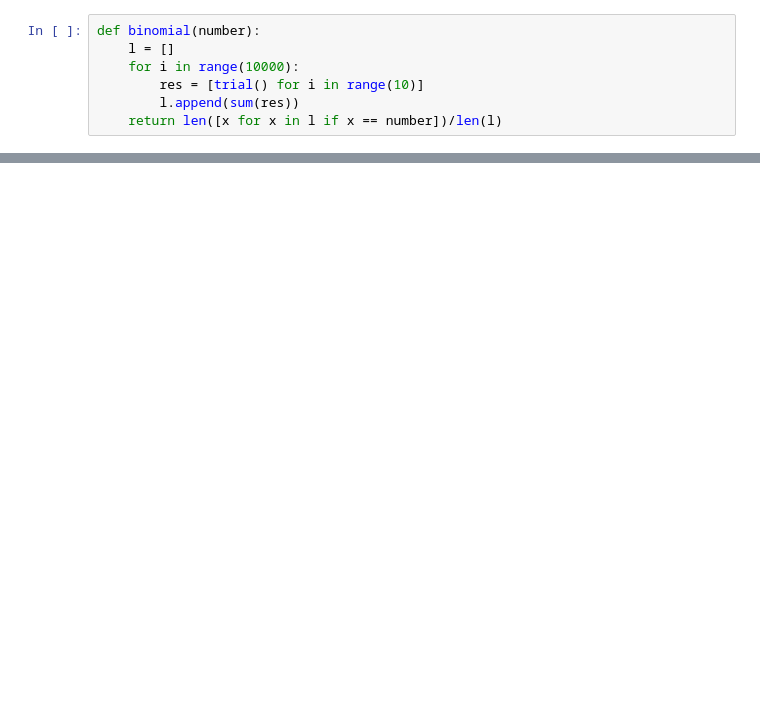
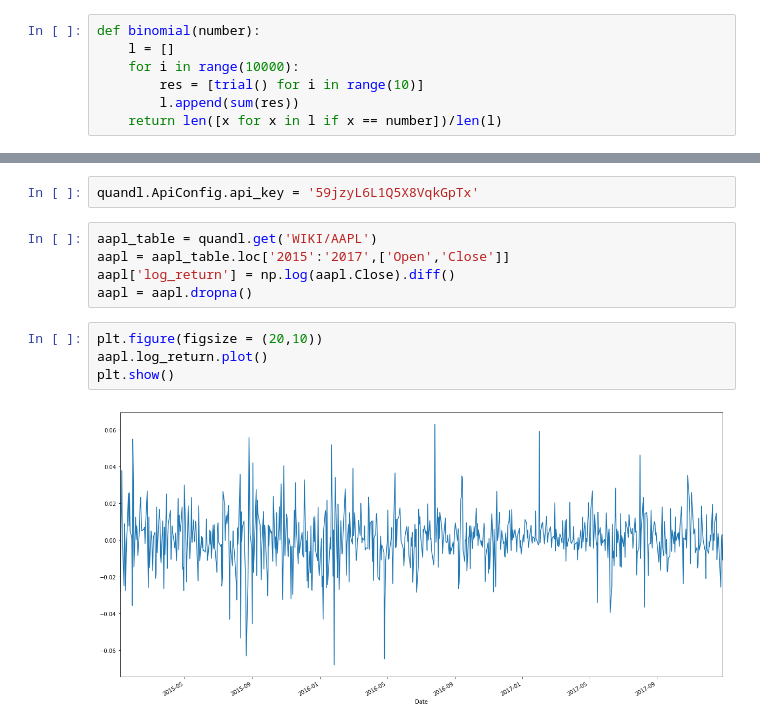
Before and after one commit to ivalderrama/quant_connect, a Jupyter notebook: tutorial/intro_to_financial_python/07_Random Variables and Distributions.ipynb, the cells around one changed output, grey strips where cells are left out. Drawn from its saved outputs; the diff is of its cells as text; blank space fills up the shorter version.

```diff
--- a/tutorial/intro_to_financial_python/07_Random Variables and Distributions.ipynb
+++ b/tutorial/intro_to_financial_python/07_Random Variables and Distributions.ipynb
@@ -104,0 +105,13 @@ plt.show()
+# %%
+quandl.ApiConfig.api_key = '59jzyL6L1Q5X8VqkGpTx'
+# %%
+aapl_table = quandl.get('WIKI/AAPL')
+aapl = aapl_table.loc['2015':'2017',['Open','Close']]
+aapl['log_return'] = np.log(aapl.Close).diff()
+aapl = aapl.dropna()
+# %%
+plt.figure(figsize = (20,10))
+aapl.log_return.plot()
+plt.show()
+# %% [output]
+[figure, added]
```
Also changed, not shown: parts of 10 cells of this notebook.
